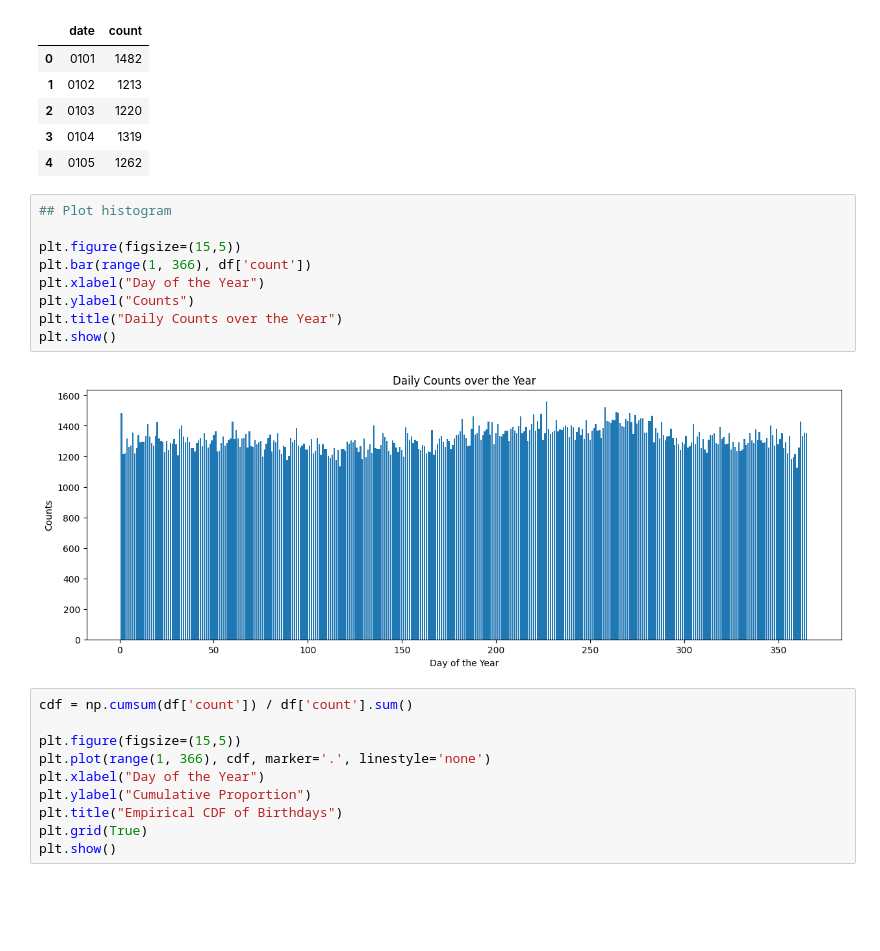
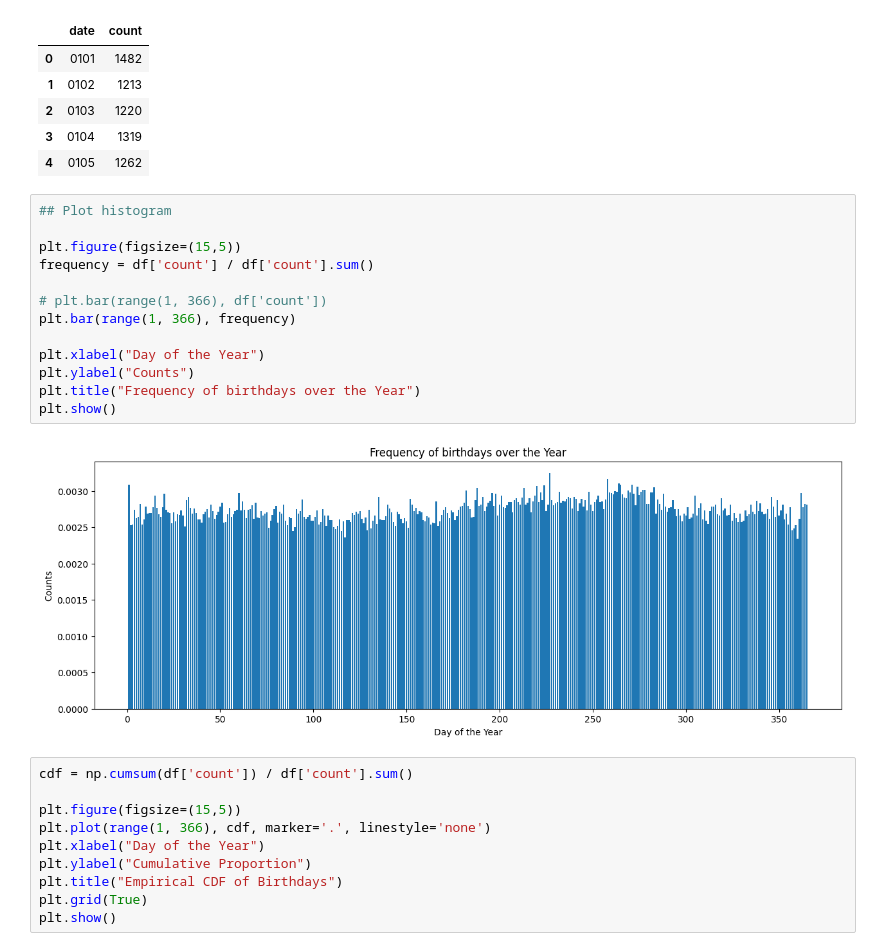
Before and after one commit to tinachen-g/orie4580-hw, a Jupyter notebook: HW5.ipynb, the cells around one changed output. Cells and saved outputs as stored; diff of their text form; blank space fills up the shorter version.

Commit message:
Update graphs

```diff
--- a/HW5.ipynb
+++ b/HW5.ipynb
@@ -634,14 +634,18 @@ df.head()
 # %%
 ## Plot histogram
 
 plt.figure(figsize=(15,5))
-plt.bar(range(1, 366), df['count'])
+frequency = df['count'] / df['count'].sum()
+
+# plt.bar(range(1, 366), df['count'])
+plt.bar(range(1, 366), frequency)
+
 plt.xlabel("Day of the Year")
 plt.ylabel("Counts")
-plt.title("Daily Counts over the Year")
+plt.title("Frequency of birthdays over the Year")
 plt.show()
 # %% [output]
-[figure, old version]
+[figure, new version]
 # %%
 cdf = np.cumsum(df['count']) / df['count'].sum()
 
```
Also changed, not shown: parts of 3 cells of this notebook.
